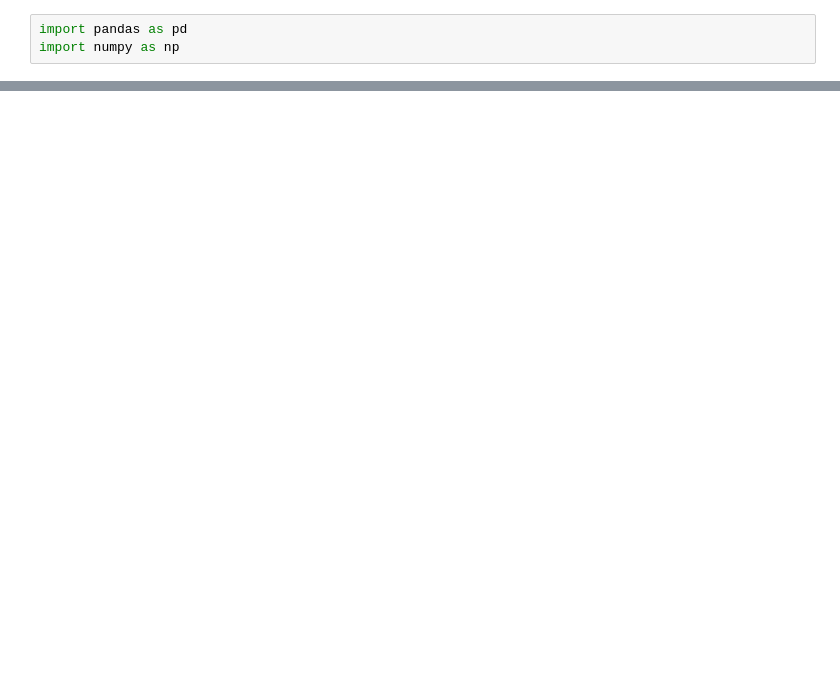
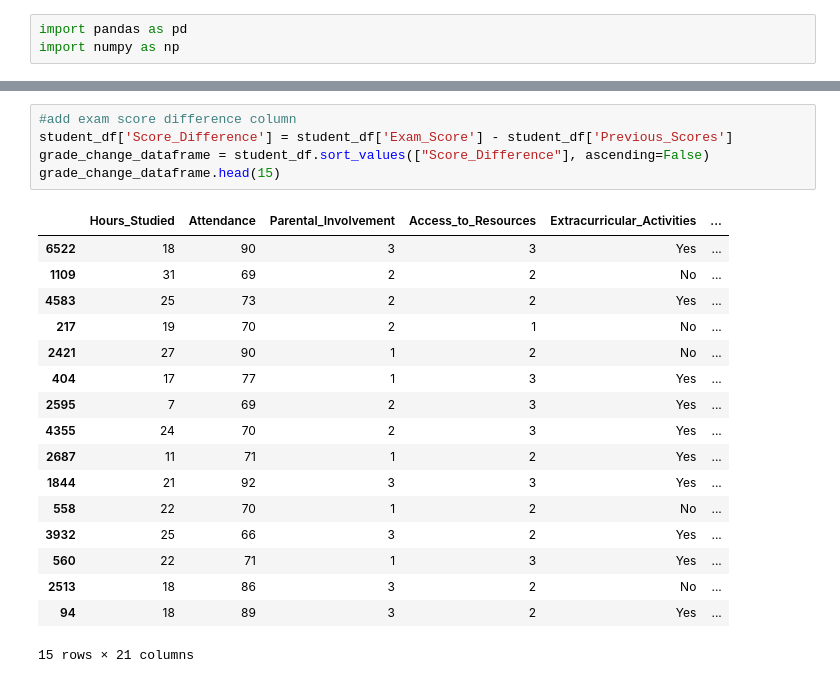
Before and after one commit to mgreiss/Project-1---SMU, a Jupyter notebook: dataExploration.ipynb, the cells around one changed output, grey strips where cells are left out. Cells and saved outputs as stored; diff of their text form; blank space fills up the shorter version.

```diff
--- a/dataExploration.ipynb
+++ b/dataExploration.ipynb
@@ -31,0 +45,23 @@ A_grade_dataframe.head(25)
+# %%
+#add exam score difference column
+student_df['Score_Difference'] = student_df['Exam_Score'] - student_df['Previous_Scores']
+grade_change_dataframe = student_df.sort_values(["Score_Difference"], ascending=False)
+grade_change_dataframe.head(15)
+# %% [output]
+|  | Hours_Studied | Attendance | Parental_Involvement | Access_to_Resources | Extracurricular_Activities | ... |
+| 6522 | 18 | 90 | 3 | 3 | Yes | ... |
+| 1109 | 31 | 69 | 2 | 2 | No | ... |
+| 4583 | 25 | 73 | 2 | 2 | Yes | ... |
+| 217 | 19 | 70 | 2 | 1 | No | ... |
+| 2421 | 27 | 90 | 1 | 2 | No | ... |
+| 404 | 17 | 77 | 1 | 3 | Yes | ... |
+| 2595 | 7 | 69 | 2 | 3 | Yes | ... |
+| 4355 | 24 | 70 | 2 | 3 | Yes | ... |
+| 2687 | 11 | 71 | 1 | 2 | Yes | ... |
+| 1844 | 21 | 92 | 3 | 3 | Yes | ... |
+| 558 | 22 | 70 | 1 | 2 | No | ... |
+| 3932 | 25 | 66 | 3 | 2 | Yes | ... |
+| 560 | 22 | 71 | 1 | 3 | Yes | ... |
+| 2513 | 18 | 86 | 3 | 2 | No | ... |
+| 94 | 18 | 89 | 3 | 2 | Yes | ... |
+15 rows × 21 columns
```
Also changed, not shown: parts of 6 cells of this notebook.
